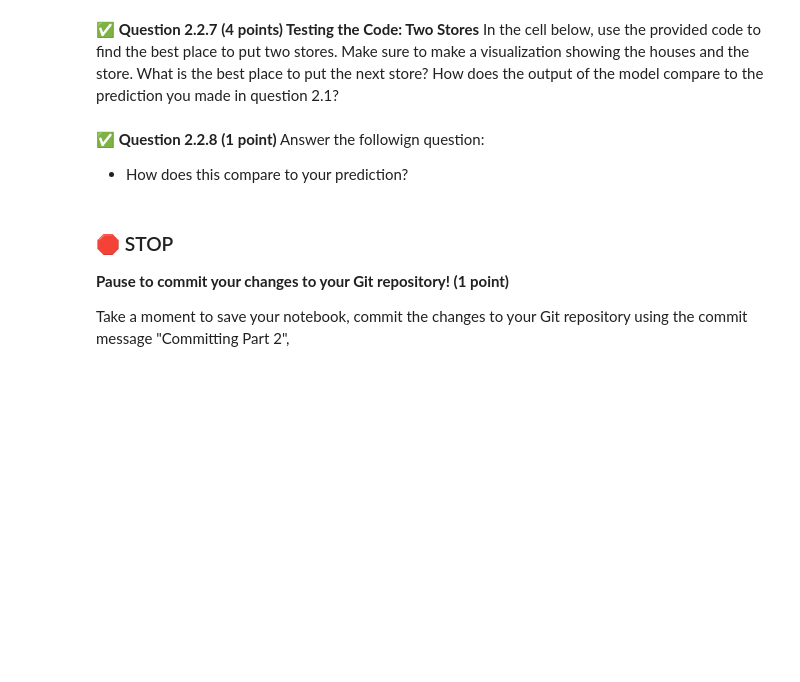
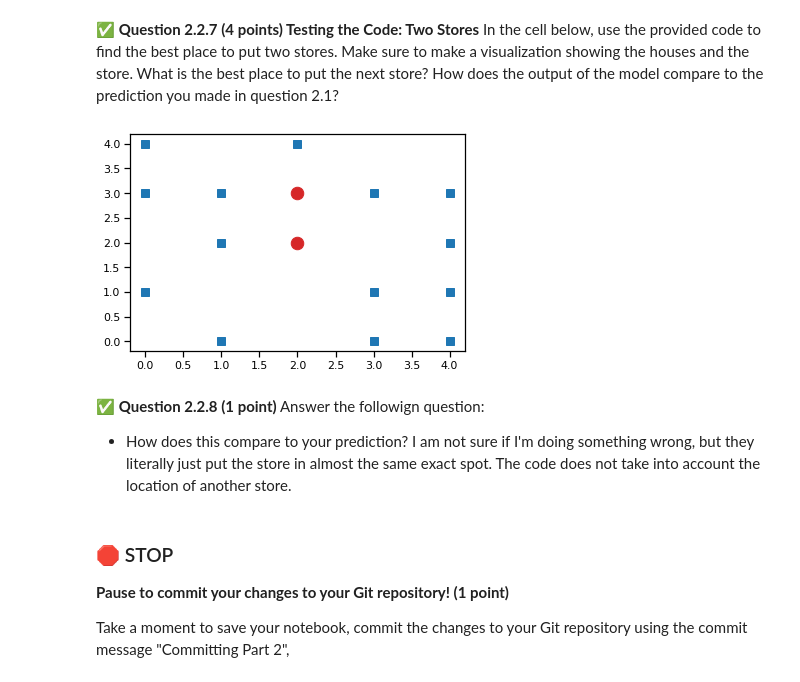
Before and after one commit to soesit/cmse202-f22-turnin, a Jupyter notebook: hw-03/HW-03_ABMAndGraphTheory-STUDENT.ipynb, the cells around one changed output. Drawn from its saved outputs; the diff is of its cells as text; code cells hidden in the pictures; blank space fills up the shorter version.

```diff
--- a/hw-03/HW-03_ABMAndGraphTheory-STUDENT.ipynb
+++ b/hw-03/HW-03_ABMAndGraphTheory-STUDENT.ipynb
@@ -250,10 +322,17 @@ In the cell below, use the provided code to find the best place to put a single
 In the cell below, use the provided code to find the best place to put two stores. Make sure to make a visualization showing the houses and the store. What is the best place to put the next store? How does the output of the model compare to the prediction you made in question 2.1?
 # %%
 # Write your code here
+BC = city()
+BC.find_best_store_loc()
+BC.find_best_store_loc()
+BC.draw()
+# %% [output]
+[figure, added]
 # %% [markdown]
 &#9989; **Question 2.2.8 (1 point)** Answer the followign question:
 
 - How does this compare to your prediction?
+I am not sure if I'm doing something wrong, but they literally just put the store in almost the same exact spot. The code does not take into account the location of another store.
 # %% [markdown]
 ### &#128721; STOP
 **Pause to commit your changes to your Git repository! (1 point)**
```
Also changed, not shown: parts of 28 cells of this notebook.
